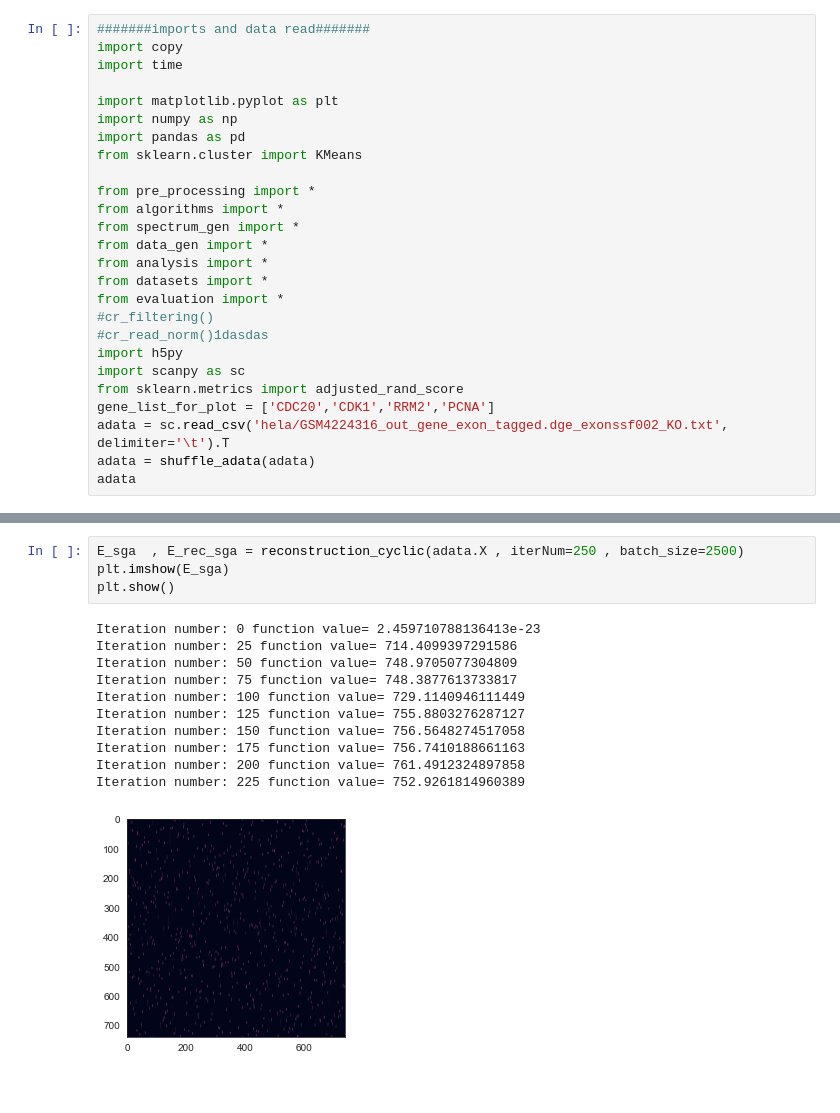
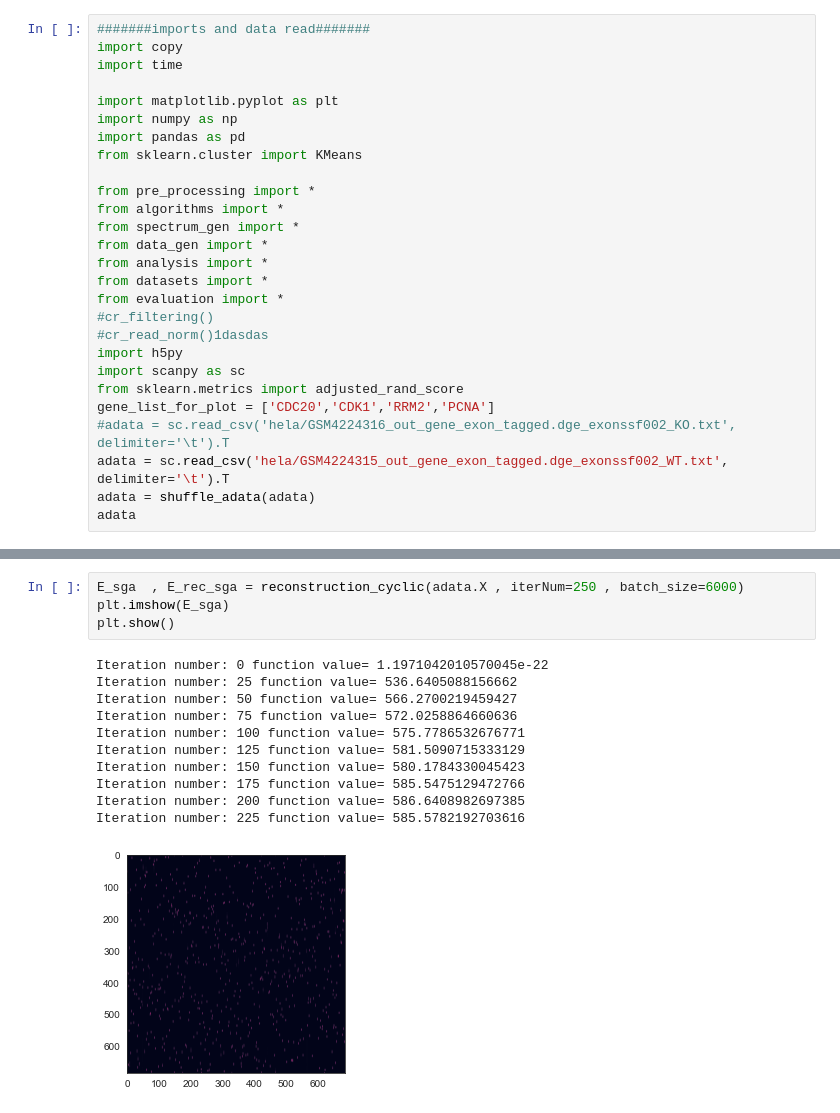
Before and after one commit to nitzanlab/scPrisma, a Jupyter notebook: notebooks/HeLa.ipynb, the cells around one changed output, grey strips where cells are left out. Drawn from its saved outputs; the diff is of its cells as text.

```diff
--- a/notebooks/HeLa.ipynb
+++ b/notebooks/HeLa.ipynb
@@ -21,7 +21,8 @@ import h5py
 import scanpy as sc
 from sklearn.metrics import adjusted_rand_score
 gene_list_for_plot = ['CDC20','CDK1','RRM2','PCNA']
-adata = sc.read_csv('hela/GSM4224316_out_gene_exon_tagged.dge_exonssf002_KO.txt', delimiter='\t').T
+#adata = sc.read_csv('hela/GSM4224316_out_gene_exon_tagged.dge_exonssf002_KO.txt', delimiter='\t').T
+adata = sc.read_csv('hela/GSM4224315_out_gene_exon_tagged.dge_exonssf002_WT.txt', delimiter='\t').T
 adata = shuffle_adata(adata)
 adata
 # %% [output]
@@ -69,19 +73,19 @@ Mean AUC-ROC: 0.265255
 # %%
-E_sga  , E_rec_sga = reconstruction_cyclic(adata.X , iterNum=250 , batch_size=2500)
+E_sga  , E_rec_sga = reconstruction_cyclic(adata.X , iterNum=250 , batch_size=6000)
 plt.imshow(E_sga)
 plt.show()
 # %% [output]
-Iteration number: 0 function value= 2.459710788136413e-23
-Iteration number: 25 function value= 714.4099397291586
-Iteration number: 50 function value= 748.9705077304809
-Iteration number: 75 function value= 748.3877613733817
-Iteration number: 100 function value= 729.1140946111449
-Iteration number: 125 function value= 755.8803276287127
-Iteration number: 150 function value= 756.5648274517058
-Iteration number: 175 function value= 756.7410188661163
-Iteration number: 200 function value= 761.4912324897858
-Iteration number: 225 function value= 752.9261814960389
+Iteration number: 0 function value= 1.1971042010570045e-22
+Iteration number: 25 function value= 536.6405088156662
+Iteration number: 50 function value= 566.2700219459427
+Iteration number: 75 function value= 572.0258864660636
+Iteration number: 100 function value= 575.7786532676771
+Iteration number: 125 function value= 581.5090715333129
+Iteration number: 150 function value= 580.1784330045423
+Iteration number: 175 function value= 585.5475129472766
+Iteration number: 200 function value= 586.6408982697385
+Iteration number: 225 function value= 585.5782192703616
-[figure, old version]
+[figure, new version]
 # %%
 #######Signal reconstruction######
 sga_range= e_to_range(E_rec_sga)
```
Also changed, not shown: parts of 10 cells of this notebook.
